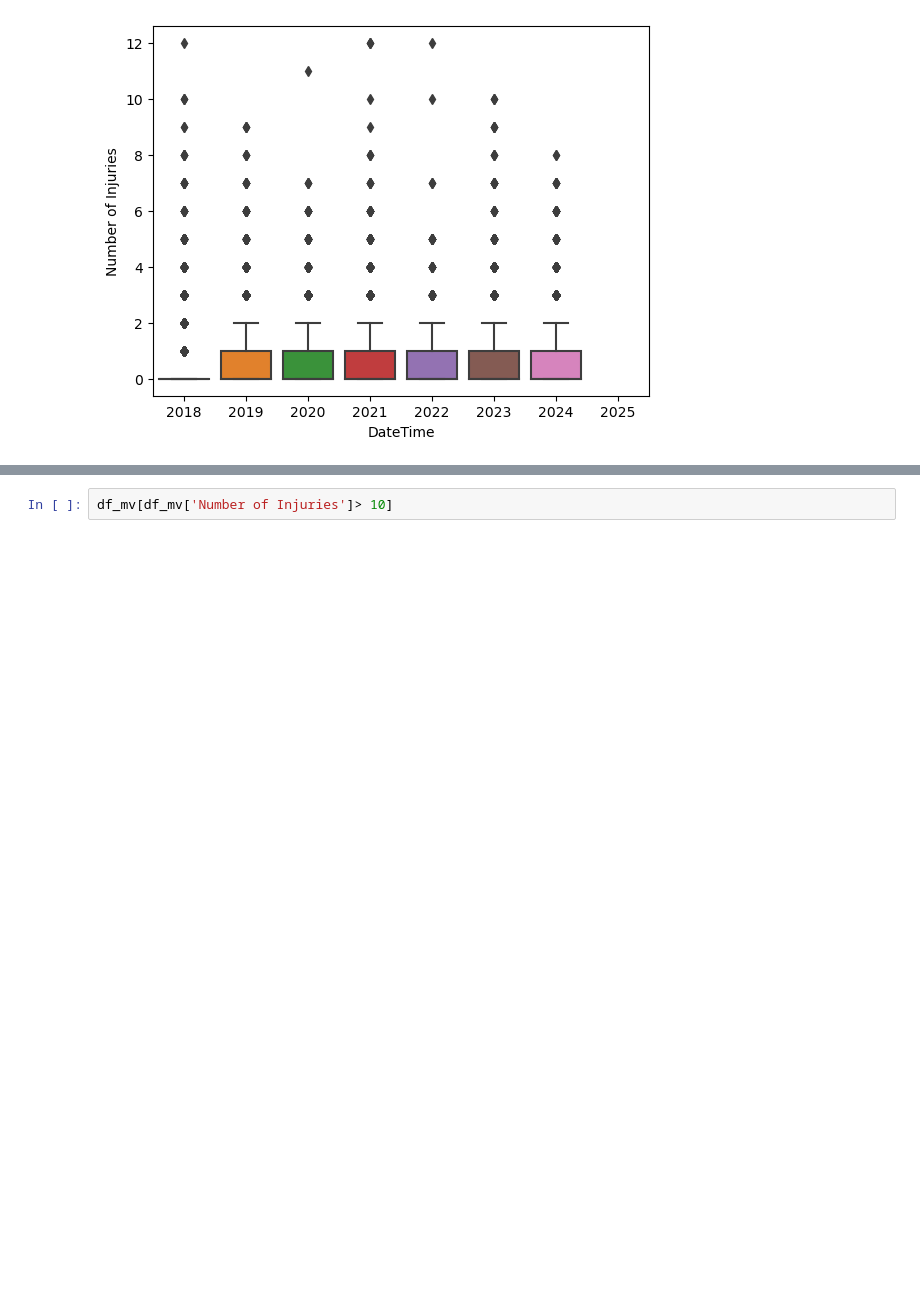
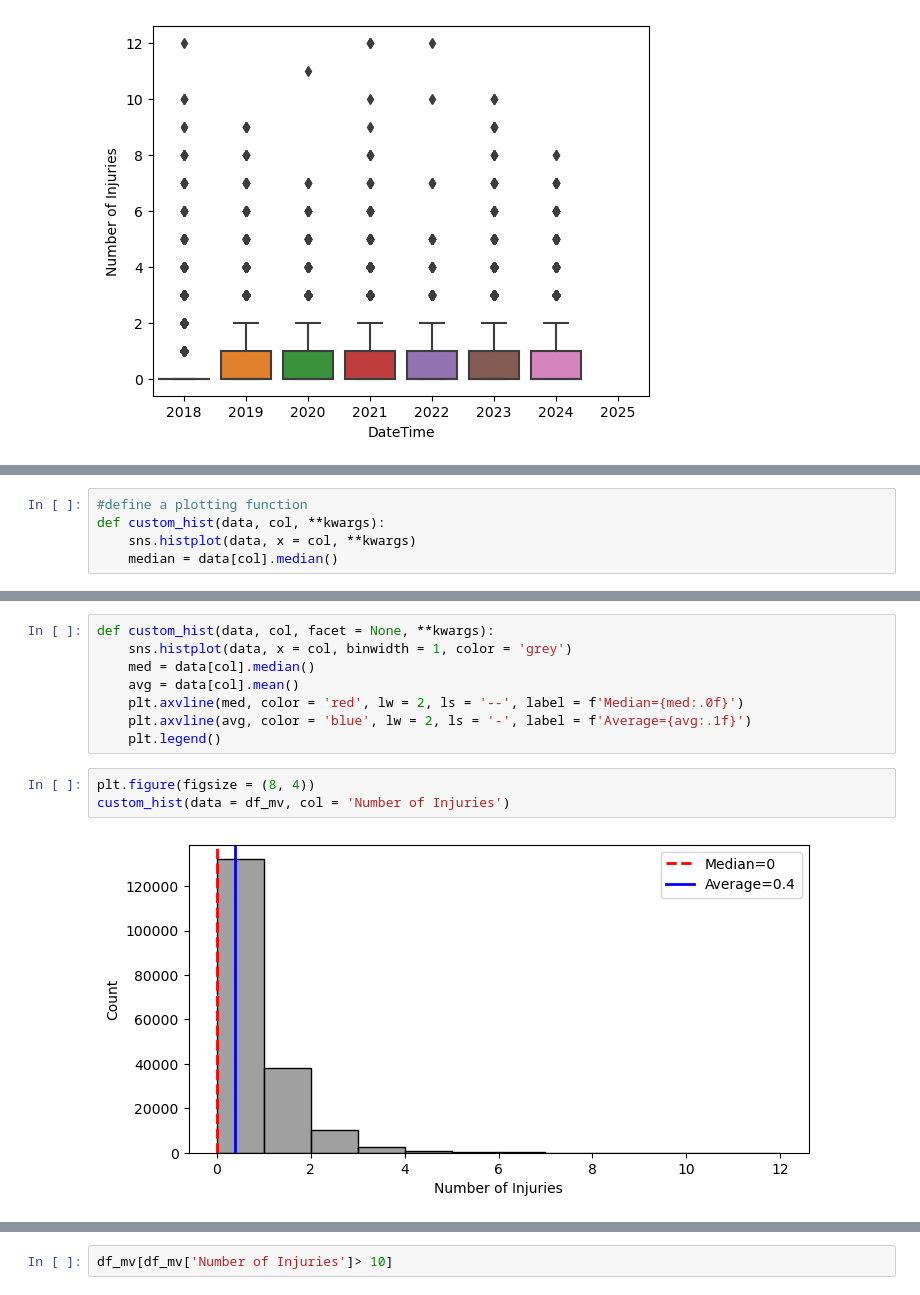
Before and after one commit to essetetsahai/nashville_traffic, a Jupyter notebook: notebooks/traffic_notebook.ipynb, the cells around one changed output, grey strips where cells are left out. Drawn from its saved outputs; the diff is of its cells as text; blank space fills up the shorter version.

```diff
--- a/notebooks/traffic_notebook.ipynb
+++ b/notebooks/traffic_notebook.ipynb
@@ -652,0 +694,5 @@ sns.boxplot(data = df_mv, x = df['DateTime'].dt.year, y = "Number of Injuries")
+# %%
+#define a plotting function
+def custom_hist(data, col, **kwargs):
+    sns.histplot(data, x = col, **kwargs)
+    median = data[col].median()
@@ -652,0 +707,13 @@ sns.boxplot(data = df_mv, x = df['DateTime'].dt.year, y = "Number of Injuries")
+# %%
+def custom_hist(data, col, facet = None, **kwargs):
+    sns.histplot(data, x = col, binwidth = 1, color = 'grey')
+    med = data[col].median()
+    avg = data[col].mean()
+    plt.axvline(med, color = 'red', lw = 2, ls = '--', label = f'Median={med:.0f}')
+    plt.axvline(avg, color = 'blue', lw = 2, ls = '-', label = f'Average={avg:.1f}')
+    plt.legend()
+# %%
+plt.figure(figsize = (8, 4))
+custom_hist(data = df_mv, col = 'Number of Injuries')
+# %% [output]
+[figure, added]
```
Also changed, not shown: parts of 16 cells of this notebook.
